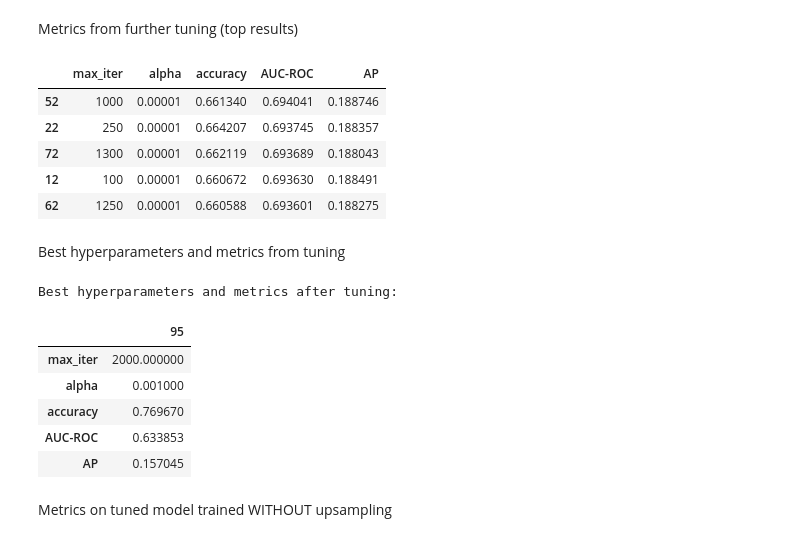
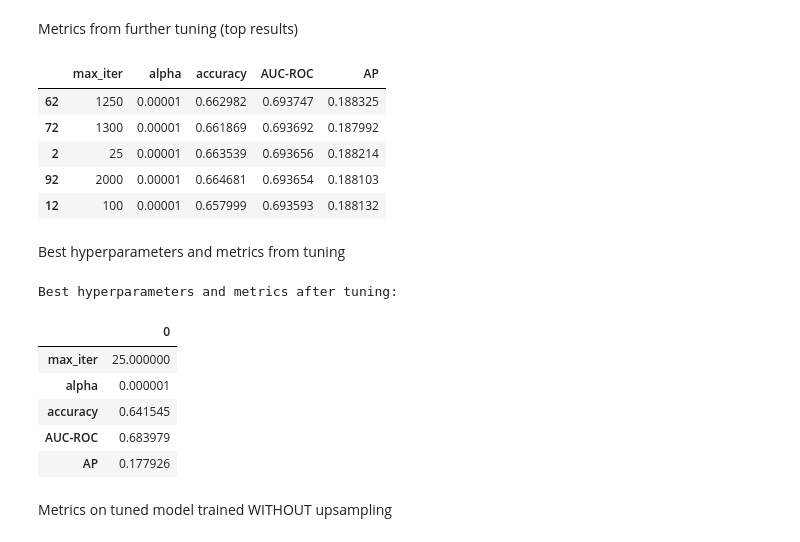
Before and after one commit to anthony-lanzisera-nyu/DSGA1003_Final_Project, a Jupyter notebook: SGD_Final_Model.ipynb, the cells around one changed output. Cells and saved outputs as stored; diff of their text form; code cells hidden in the pictures.

```diff
--- a/ML baseline project-Copy1.ipynb
+++ b/SGD_Final_Model.ipynb
@@ -85,12 +85,12 @@ for w in range(len(tokens_filt)): #w = review index
 #### Vectorize
 # %%
 #List of unlinked words (for vectorizer)
-unlinked_train = []
-for w in range(len(tokens_filt)): #w = review index
-    count=list(range(len(tokens_filt[w])))
-    for i in count: #i = word index
-        unlinked_train.append(tokens_filt[w][i])
-        del count[-1]
+#unlinked_train = []
+#for w in range(len(tokens_filt)): #w = review index
+#    count=list(range(len(tokens_filt[w])))
+#    for i in count: #i = word index
+#        unlinked_train.append(tokens_filt[w][i])
+#        del count[-1]
 # %%
 targets=raw_train['label']
 # %%
@@ -296,11 +296,11 @@ new_metric_df = pd.DataFrame(new_metric_df,columns=['max_iter','alpha','accuracy
 new_metric_df.sort_values(by='AUC-ROC', ascending=False).head()
 # %% [output]
 |  | max_iter | alpha | accuracy | AUC-ROC | AP |
-| 52 | 1000 | 0.00001 | 0.661340 | 0.694041 | 0.188746 |
-| 22 | 250 | 0.00001 | 0.664207 | 0.693745 | 0.188357 |
-| 72 | 1300 | 0.00001 | 0.662119 | 0.693689 | 0.188043 |
-| 12 | 100 | 0.00001 | 0.660672 | 0.693630 | 0.188491 |
-| 62 | 1250 | 0.00001 | 0.660588 | 0.693601 | 0.188275 |
+| 62 | 1250 | 0.00001 | 0.662982 | 0.693747 | 0.188325 |
+| 72 | 1300 | 0.00001 | 0.661869 | 0.693692 | 0.187992 |
+| 2 | 25 | 0.00001 | 0.663539 | 0.693656 | 0.188214 |
+| 92 | 2000 | 0.00001 | 0.664681 | 0.693654 | 0.188103 |
+| 12 | 100 | 0.00001 | 0.657999 | 0.693593 | 0.188132 |
 # %% [markdown]
 Best hyperparameters and metrics from tuning
 # %%
@@ -313,17 +313,17 @@ new_proba_ones = []
 for t in range(len(new_proba)):
     new_proba_ones.append(new_proba[t][1])
 # %%
-best_tuning = pd.DataFrame(new_metric_df.iloc[52])
+best_tuning = pd.DataFrame(new_metric_df.iloc[0])
 print("Best hyperparameters and metrics after tuning:")
 best_tuning
 # %% [output]
 Best hyperparameters and metrics after tuning:
-|  | 95 |
-| max_iter | 2000.000000 |
-| alpha | 0.001000 |
-| accuracy | 0.769670 |
-| AUC-ROC | 0.633853 |
-| AP | 0.157045 |
+|  | 0 |
+| max_iter | 25.000000 |
+| alpha | 0.000001 |
+| accuracy | 0.641545 |
+| AUC-ROC | 0.683979 |
+| AP | 0.177926 |
 # %% [markdown]
 Metrics on tuned model trained WITHOUT upsampling
 # %%
```
Also changed, not shown: parts of 68 cells of this notebook, 1 other file.
